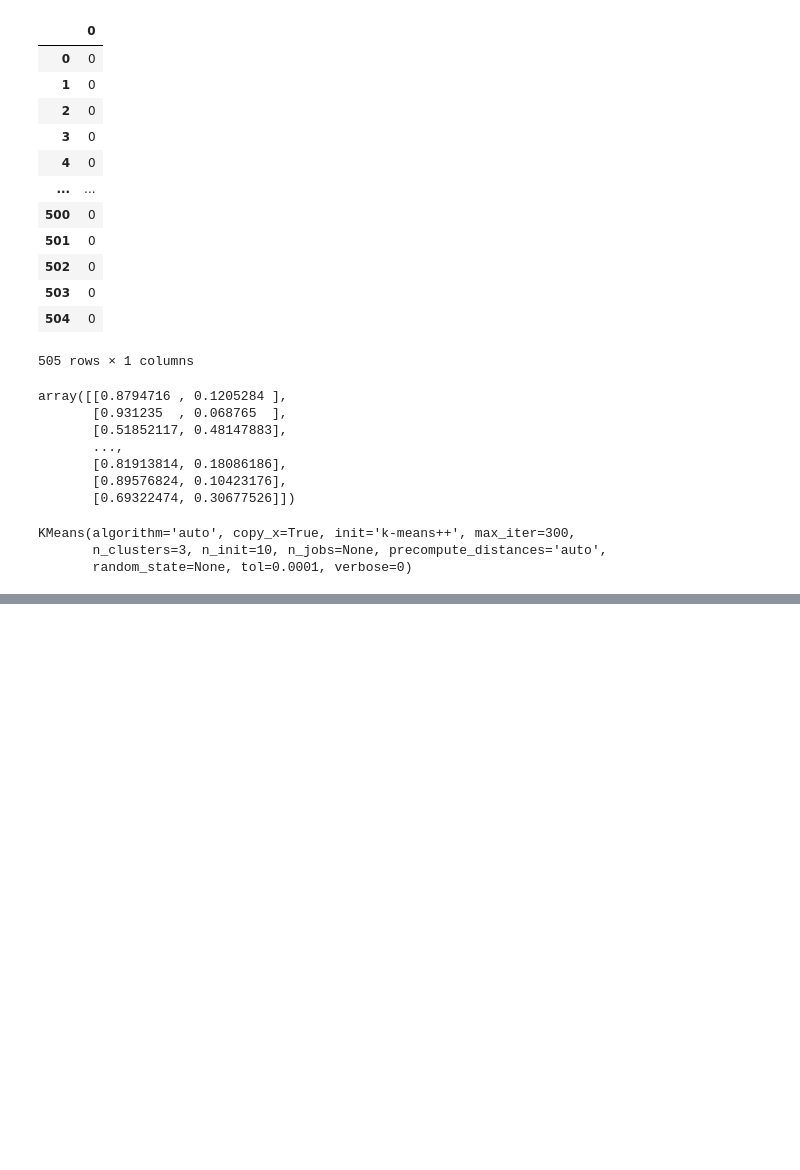
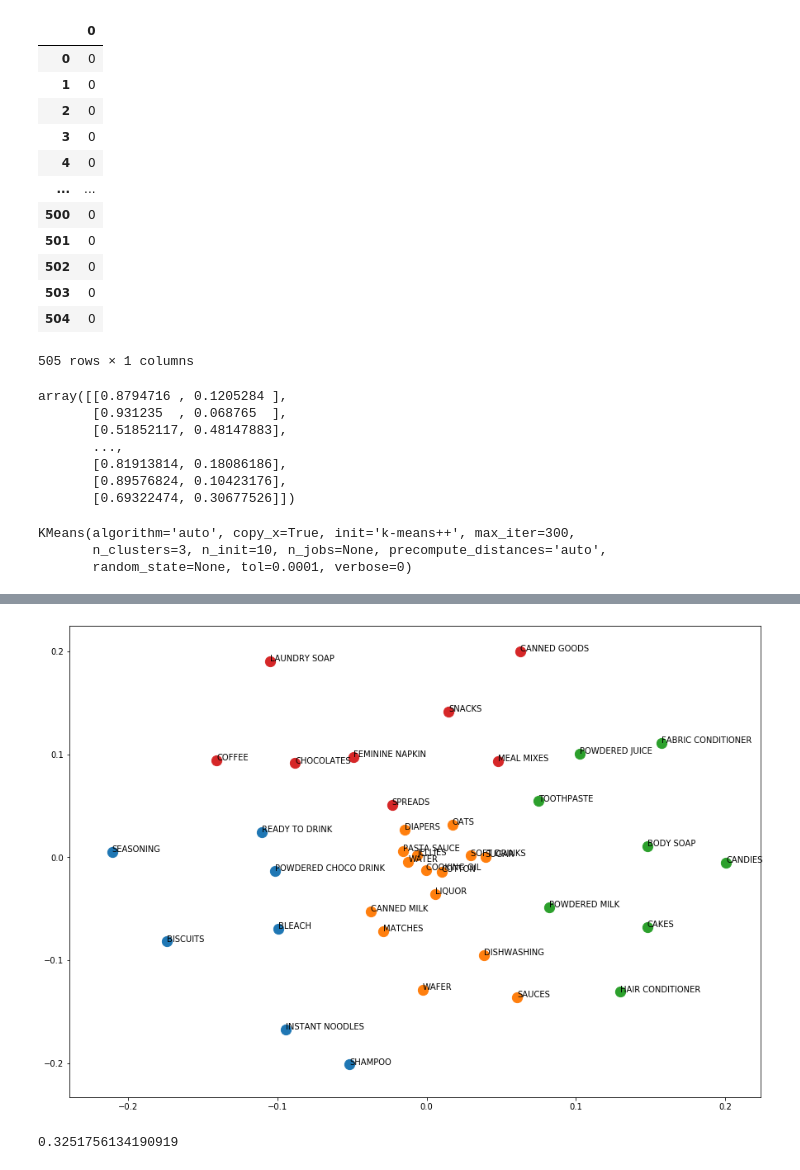
Before and after one commit to docligot/web-bootcamp-1, a Jupyter notebook: tessa/python/Python Exercises_2.ipynb, the cells around one changed output, grey strips where cells are left out. Cells and saved outputs as stored; diff of their text form; code cells hidden in the pictures; blank space fills up the shorter version.

```diff
--- a/tessa/python/Python Exercises_2.ipynb
+++ b/tessa/python/Python Exercises_2.ipynb
@@ -478,0 +556,3 @@ plt.scatter(test_output['x_axis'], test_output['y_axis'], c=test_output['cluster
+# %%
+train = df4.drop(['label'], axis = 1)
+train.head()
@@ -478,0 +566,30 @@ plt.scatter(test_output['x_axis'], test_output['y_axis'], c=test_output['cluster
+# %%
+fig = plt.gcf()
+fig.set_size_inches(15, 10.5)
+km = KMeans(n_clusters=4)
+km.fit(train)
+toutput = km.predict(train)
+toutput1 = pd.DataFrame(toutput, columns = ['cluster'])
+toutput2 = df4.join(toutput1, how='inner')
+tds0 = toutput2[toutput2.cluster==0]
+tds1 = toutput2[toutput2.cluster==1]
+tds2 = toutput2[toutput2.cluster==2]
+tds3 = toutput2[toutput2.cluster==3]
+tds4 = toutput2[toutput2.cluster==4]
+tdsc = pd.DataFrame(km.cluster_centers_, columns = ['x_axis', 'y_axis'])
+plt.scatter(tds0.x_axis, tds0.y_axis, 150)
+plt.scatter(tds1.x_axis, tds1.y_axis, 150)
+plt.scatter(tds2.x_axis, tds2.y_axis, 150)
+plt.scatter(tds3.x_axis, tds3.y_axis, 150)
+plt.scatter(tds4.x_axis, tds4.y_axis, 150)
+for i, txt in enumerate(df4.label):
+    plt.annotate(txt, (df4.x_axis[i], df4.y_axis[i]))
+#plt.axis([-0.05,0.05,-.1,.1])
+# %% [output]
+[figure, added]
+# %%
+km = KMeans(n_clusters=4)
+km.fit(train)
+silhouette_score(km.fit_transform(train), km.labels_)
+# %% [output]
+0.3251756134190919
```
Also changed, not shown: parts of 25 cells of this notebook.
